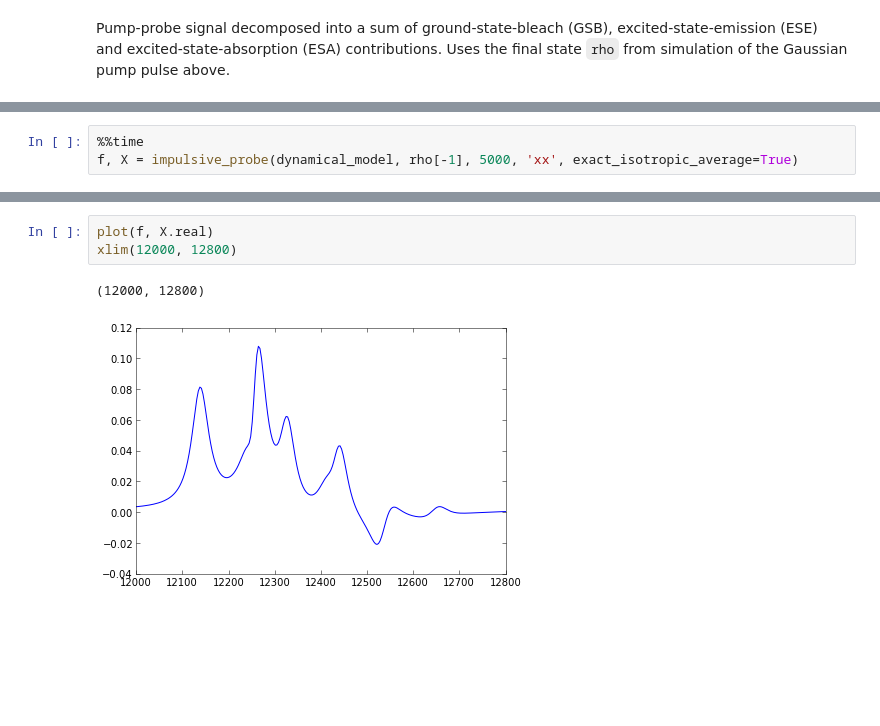
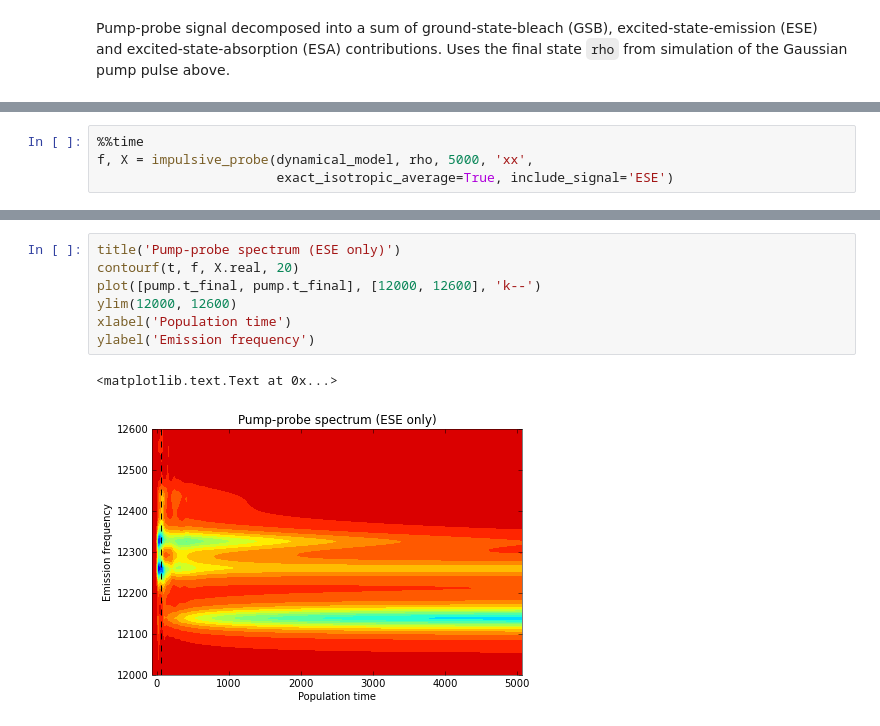
Before and after one commit to whaley-group-berkeley/qspectra, a Jupyter notebook: examples/FMO dynamics with Redfield theory.ipynb, the cells around one changed output, grey strips where cells are left out. Drawn from its saved outputs; the diff is of its cells as text; blank space fills up the shorter version.

```diff
--- a/examples/FMO dynamics with Redfield theory.ipynb
+++ b/examples/FMO dynamics with Redfield theory.ipynb
@@ -124,4 +124,5 @@ xlim(12000, 12800)
 # %%
 %%time
-f, X = impulsive_probe(dynamical_model, rho[-1], 5000, 'xx', exact_isotropic_average=True)
+f, X = impulsive_probe(dynamical_model, rho, 5000, 'xx',
+                       exact_isotropic_average=True, include_signal='ESE')
 # %% [output]
@@ -130,6 +131,10 @@ Wall time: 1.19 s
-# %%
-plot(f, X.real)
-xlim(12000, 12800)
-# %% [output]
-(12000, 12800)
-[figure, removed]
+# %%
+title('Pump-probe spectrum (ESE only)')
+contourf(t, f, X.real, 20)
+plot([pump.t_final, pump.t_final], [12000, 12600], 'k--')
+ylim(12000, 12600)
+xlabel('Population time')
+ylabel('Emission frequency')
+# %% [output]
+<matplotlib.text.Text at 0x...>
+[figure, added]
```
Also changed, not shown: parts of 9 cells of this notebook, 3 other files.
